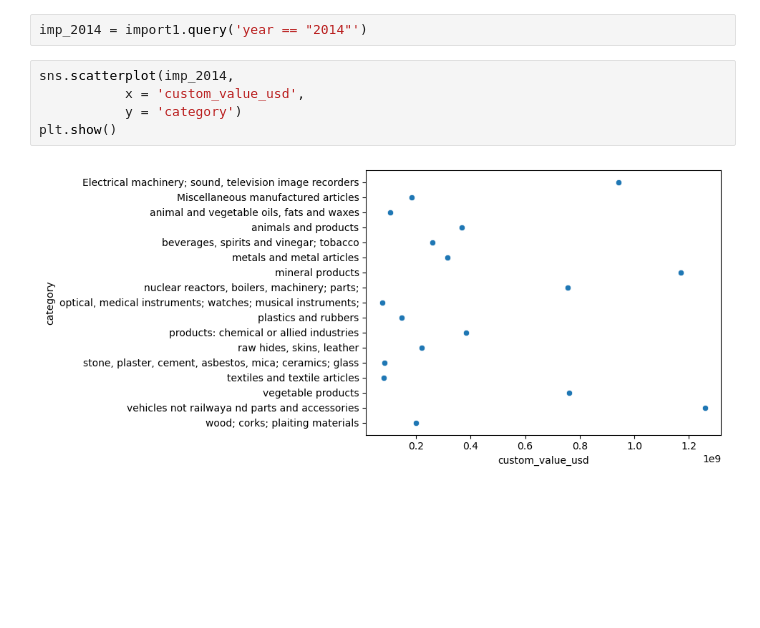
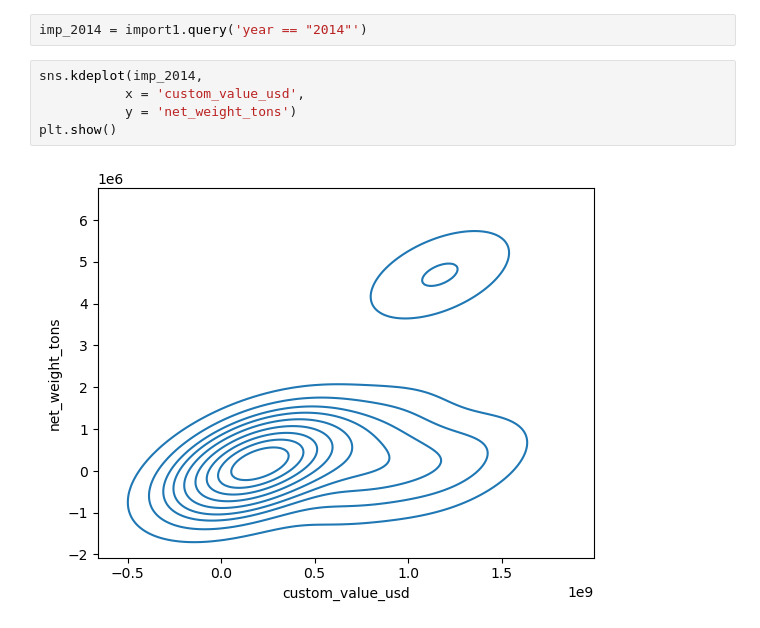
Before and after one commit to Shekisi/sid_siliconaccrais, a Jupyter notebook: ministry_of_trade_project_shekwonya.ipynb, the cells around one changed output. Saved outputs shown, nothing was run; the diff lists cells and outputs as text; blank space fills up the shorter version.

```diff
--- a/ministry_of_trade_project_shekwonya.ipynb
+++ b/ministry_of_trade_project_shekwonya.ipynb
@@ -1088,9 +1079,9 @@ plt.show()
 # %%
 imp_2014 = import1.query('year == "2014"')
 # %%
-sns.scatterplot(imp_2014,
+sns.kdeplot(imp_2014,
            x = 'custom_value_usd',
-           y = 'category')
+           y = 'net_weight_tons')
 plt.show()
 # %% [output]
-[figure, old version]
+[figure, new version]
```
Also changed, not shown: parts of 6 cells of this notebook.
